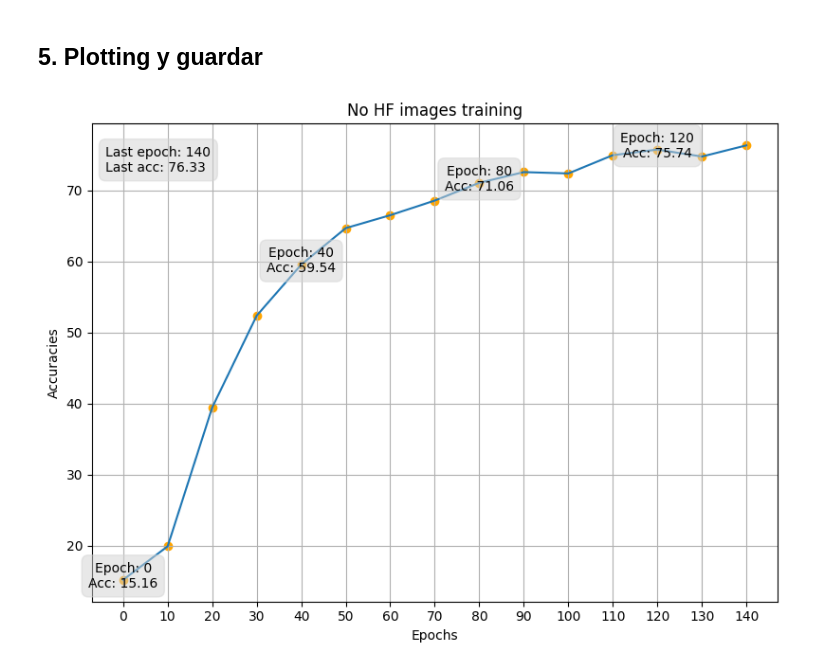
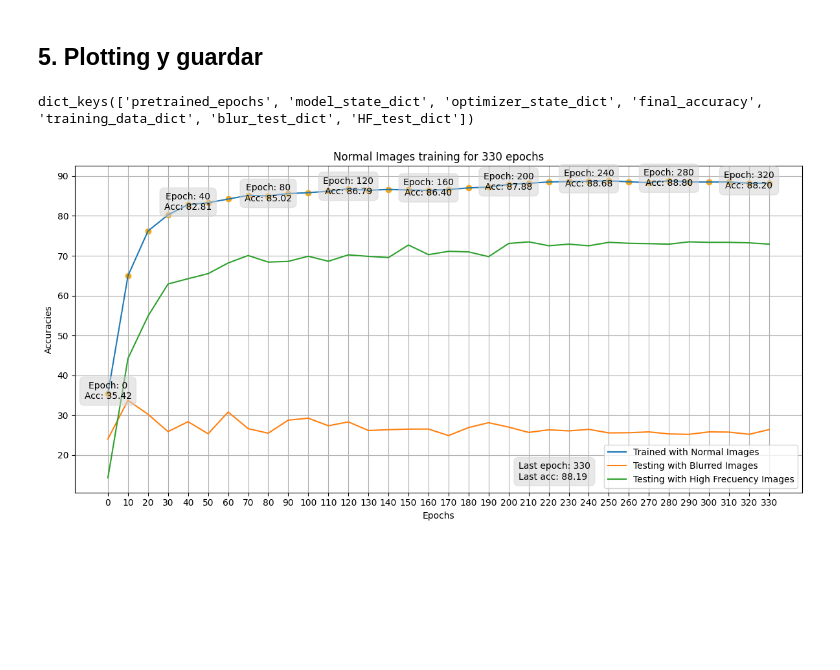
Before and after one commit to Larraguibel/DNN_neuroscience, a Jupyter notebook: colabs/no_blur_allconv_training.ipynb, the cells around one changed output. Saved outputs shown, nothing was run; the diff lists cells and outputs as text; code cells hidden in the pictures; blank space fills up the shorter version.

Commit message:
comparison of blur and HF test

```diff
--- a/colabs/no_blur_allconv_training.ipynb
+++ b/colabs/no_blur_allconv_training.ipynb
@@ -182,7 +338,8 @@ def initialize_model():
     return return_dict
 
 
-def save_plot(path: str, training_data: dict, title: str):
+def save_plot(path: str, training_data: dict, title: str,
+              blur_test_data=None, HF_test_data=None):
 
     '''
     Generates a graph of epochs vs accuracies by using the keys and values stored
@@ -203,7 +360,7 @@ def save_plot(path: str, training_data: dict, title: str):
 
     last_acc, last_ep = accuracies[-1], epocas[-1]
     text_upper_left = f'Last epoch: {last_ep}\nLast acc: {last_acc:.2f}'
-    plt.text(0.02, 0.81, text_upper_left, transform=plt.gca().transAxes,
+    plt.text(0.61, 0.04, text_upper_left, transform=plt.gca().transAxes,
             bbox=dict(facecolor='lightgray', edgecolor='lightgray',
                       boxstyle='round,pad=0.5', alpha=0.5))
 
@@ -214,6 +371,16 @@ def save_plot(path: str, training_data: dict, title: str):
                          ha='center', va='bottom', bbox=dict(facecolor='lightgray',
                          edgecolor='lightgray', boxstyle='round,pad=0.5', alpha=0.5))
 
+    if blur_test_data is not None:
+        blur_epochs = list(blur_test_data.keys())
+        blur_accs = list(blur_test_data.values())
+        plt.plot(blur_epochs, blur_accs, label=f'Testing with Blurred Images')
+
+    if HF_test_data is not None:
+        blur_epochs = list(HF_test_data.keys())
+        blur_accs = list(HF_test_data.values())
+        plt.plot(blur_epochs, blur_accs, label=f'Testing with High Frecuency Images')
+
     plt.legend()
     plt.tight_layout()
     plt.savefig(path)
@@ -361,18 +511,23 @@ for epoch in range(0, 361):
 ## 5. Plotting y guardar
 # %%
 model, optimizer, criterion, scheduler = initialize_model()
-std_text = f'/content/gdrive/MyDrive/Christ Diego Mircea/resultados experimentos/'
-path = std_text + f'/allconv_noblur_checkpts/checkpoint_epoch_140.pt'
+std_text = f'/content/gdrive/MyDrive/Christ Diego Mircea Sebastian/resultados experimentos/'
+path = std_text + f'/allconv_noblur_checkpts/checkpoint_epoch_330.pt'
 model_data = torch.load(path)
-
 model_state_dict = model_data['model_state_dict']
-model.load_state_dict(model_state_dict)
-
-optimizer_state_dict = model_data['optimizer_state_dict']
-optimizer.load_state_dict(optimizer_state_dict)
+# %%
+model_data.keys()
+# %% [output]
+dict_keys(['pretrained_epochs', 'model_state_dict', 'optimizer_state_dict', 'final_accuracy', 'training_data_dict', 'blur_test_dict', 'HF_test_dict'])
+# %%
+def save_plot(path: str, training_data: dict, title: str,
+              blur_test_data=None, HF_test_data=None):
+  pass
 # %%
 training_data_dict = model_data['training_data_dict']
-path = f'/content/gdrive/MyDrive/Christ Diego Mircea/resultados experimentos/Graficos/HF training graphs/No_HF_training'
-save_plot(path, training_data_dict, 'No HF images training')
+path = f'/content/gdrive/MyDrive/Christ Diego Mircea Sebastian/resultados experimentos/Graficos/HF training graphs/No_HF_training'
+save_plot(path=path, training_data=training_data_dict, title='Normal Images training for 330 epochs',
+          blur_test_data=model_data['blur_test_dict'],
+          HF_test_data=model_data['HF_test_dict'])
 # %% [output]
-[figure, old version]
+[figure, new version]
```
Also changed, not shown: parts of 19 cells of this notebook, 4 other files.
